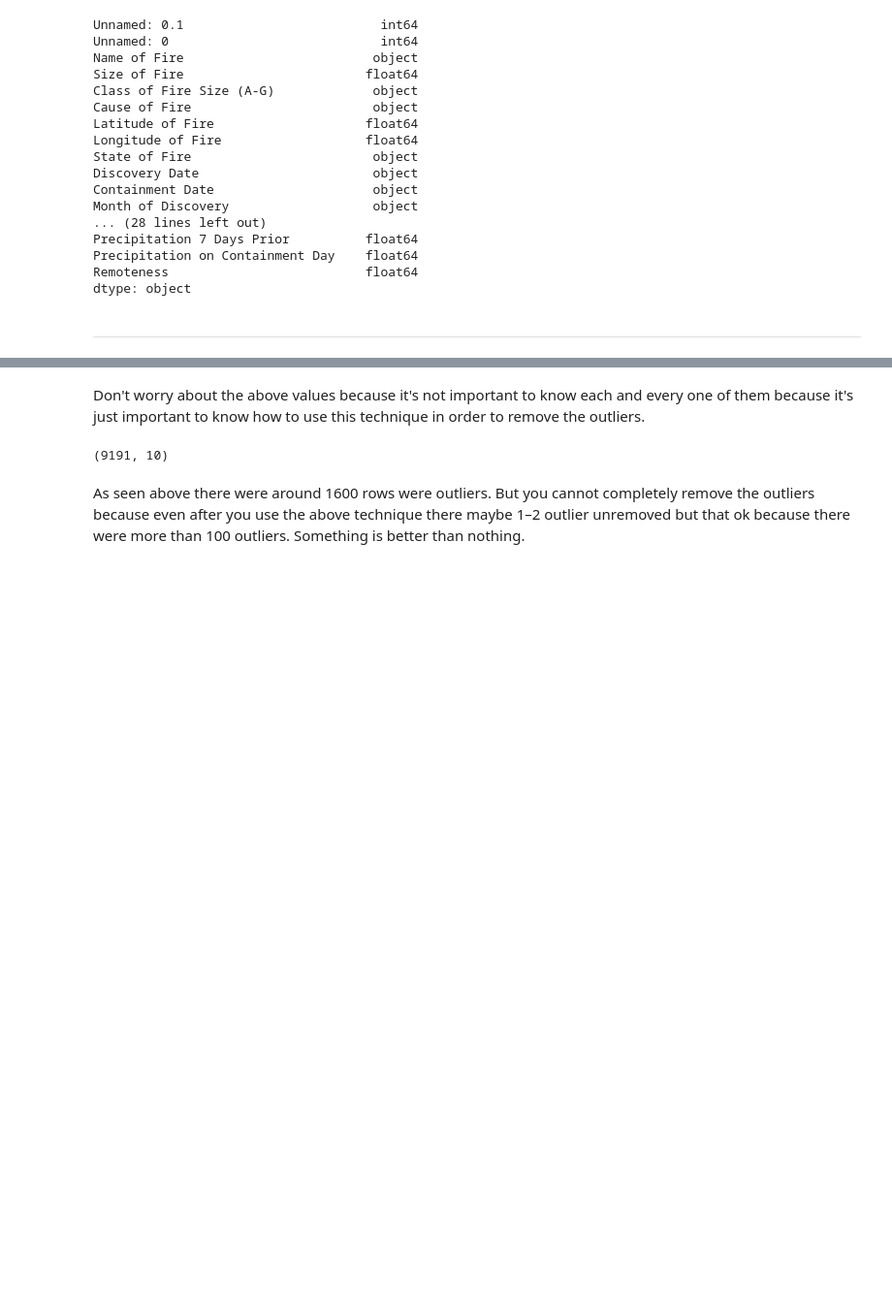
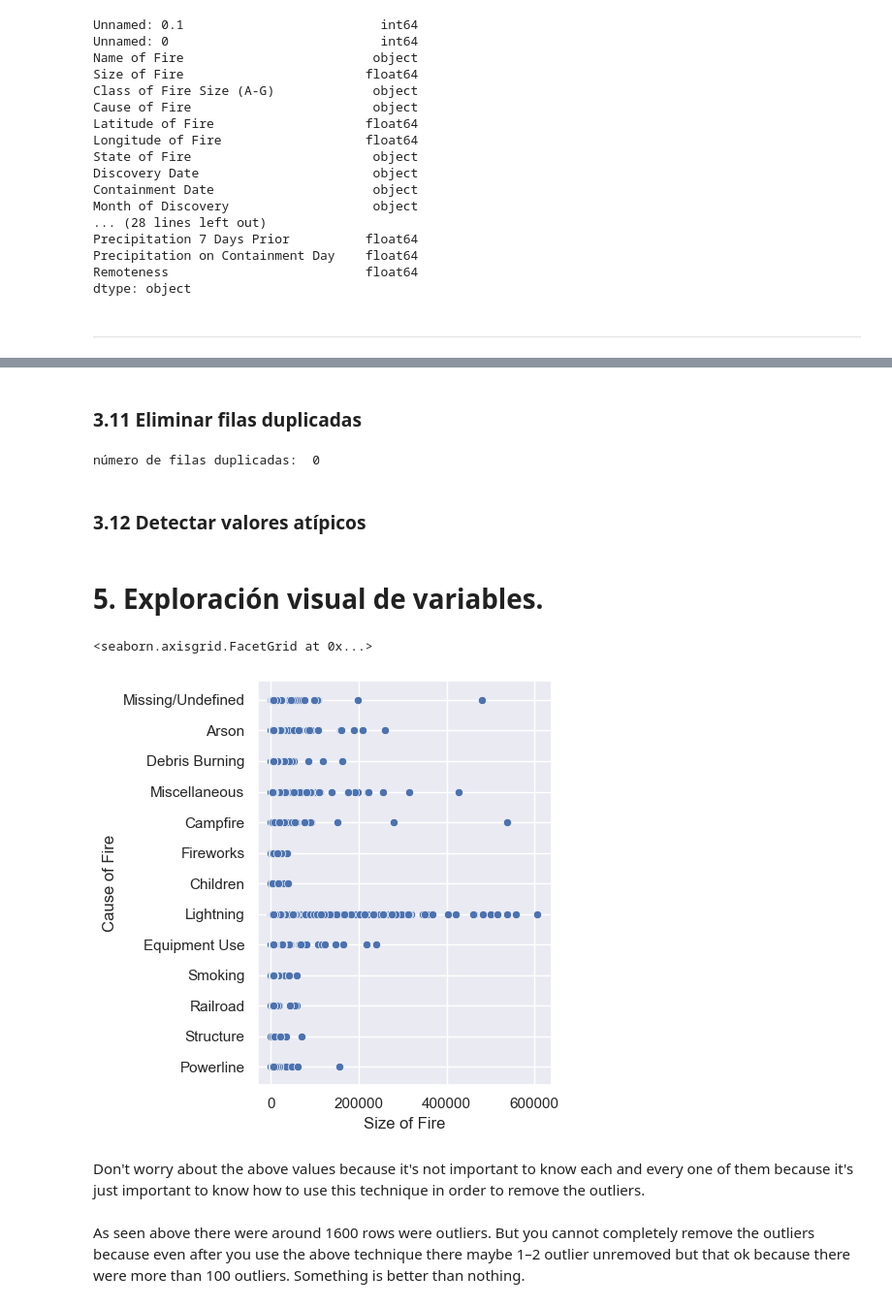
Before and after one commit to ddominguez1825/WildFire_US_IA, a Jupyter notebook: EDA_FWVegRemCombined.ipynb, the cells around one changed output, grey strips where cells are left out. Shown at 97% size. Saved outputs shown, nothing was run; the diff lists cells and outputs as text; code cells hidden in the pictures; blank space fills up the shorter version.

Commit message:
Exploración de datos completado. Del punto 3 al 3.11.

```diff
--- a/EDA_FWVegRemCombined.ipynb
+++ b/EDA_FWVegRemCombined.ipynb
@@ -245,3 +199,0 @@ So seen above there are 11914 rows and we are removing 989 rows of duplicate dat
-# %%
-df = df.drop_duplicates()
-df.head(5)
@@ -293,3 +199,0 @@ This is the reason in the above step while counting both Cylinders and Horsepowe
-# %%
-df = df.dropna()    # Dropping the missing values.
-df.count()
@@ -359,0 +229,8 @@ dtype: float64
+# %% [markdown]
+### 3.11 Eliminar filas duplicadas
+# %%
+duplicate_rows_df = df.duplicated()
+duplicate_rows_df
+print("número de filas duplicadas: ", duplicate_rows_df.sum())
+# %% [output]
+número de filas duplicadas:  0
@@ -359,0 +243,15 @@ dtype: float64
+# %% [markdown]
+### 3.12 Detectar valores atípicos
+# %% [markdown]
+# 5. Exploración visual de variables.
+# %%
+sns.set_theme()
+sns.relplot(
+        data=df[['Size of Fire', 'Cause of Fire']],
+          x="Size of Fire",
+            y="Cause of Fire",
+            hue="Cause of Fire"
+            )
+# %% [output]
+<seaborn.axisgrid.FacetGrid at 0x...>
+[figure, added]
@@ -360,10 +267,8 @@ dtype: float64
 # %% [markdown]
 Don't worry about the above values because it's not important to know each and every one of them because it's just important to know how to use this technique in order to remove the outliers.
 # %%
-df = df[~((df < (Q1 - 1.5 * IQR)) |(df > (Q3 + 1.5 * IQR))).any(axis=1)]
-df.shape
+#df = df[~((df < (Q1 - 1.5 * IQR)) |(df > (Q3 + 1.5 * IQR))).any(axis=1)]
+#df.shape
-# %% [output]
-(9191, 10)
 # %% [markdown]
 As seen above there were around 1600 rows were outliers. But you cannot completely remove the outliers because even after you use the above technique there maybe 1–2 outlier unremoved but that ok because there were more than 100 outliers. Something is better than nothing.
 # %% [markdown]
```
Also changed, not shown: parts of 53 cells of this notebook.
